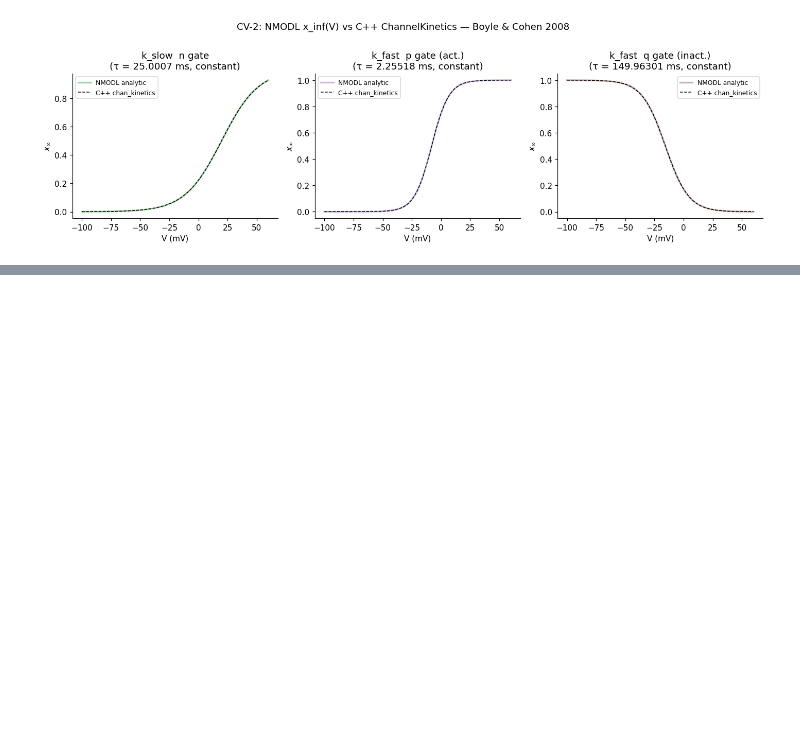
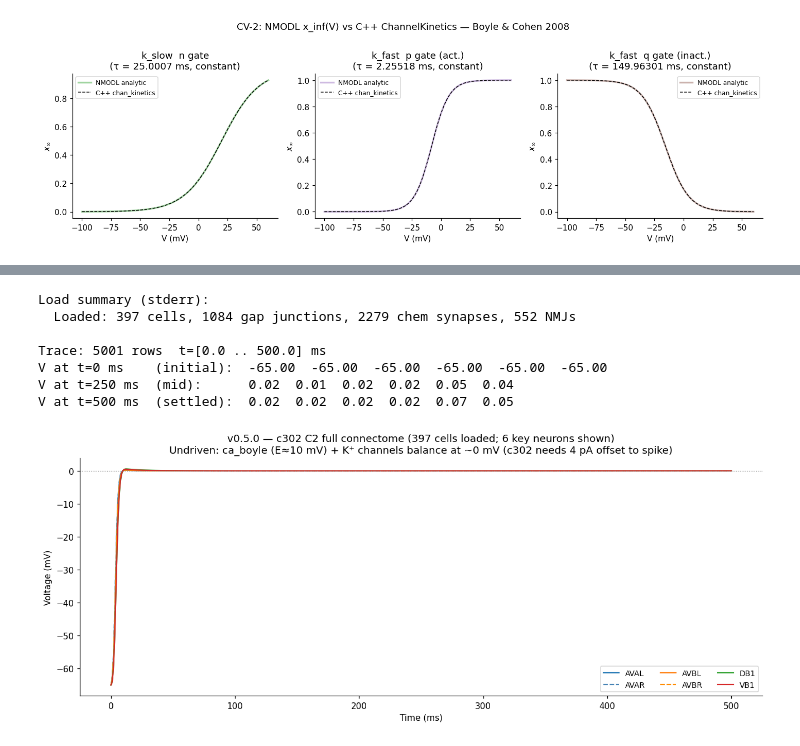
Before and after one commit to VahidGh/wormsim2, a Jupyter notebook: notebooks/project_tour.ipynb, the cells around one changed output, grey strips where cells are left out. Cells and saved outputs as stored; diff of their text form; code cells hidden in the pictures; blank space fills up the shorter version.

```diff
--- a/notebooks/project_tour.ipynb
+++ b/notebooks/project_tour.ipynb
@@ -913,0 +976,60 @@ Gate kinetics: NMODL analytic vs C++ chan_kinetics output
+# %%
+# v0.5.0: Run connectome_trace for 500 ms on 6 key neurons, plot voltage traces
+# Key interneurons: AVAL/AVAR (backward command, AVB circuit), AVBL/AVBR (forward command)
+# Key motoneurons:  DB1 (dorsal B-type, forward), VB1 (ventral B-type, forward)
+# Undriven c302 C2: ca_boyle (E~10 mV) + K⁺ channels (E~-60..-80 mV) balance at ~0 mV.
+# c302 reference adds 4 pA offset to drive spiking; that offset is not applied here.
+
+NEURONS_050 = 'AVAL[0],AVAR[0],AVBL[0],AVBR[0],DB1[0],VB1[0]'
+trace_cmd = f'./build/src/cpp/tools/connectome_trace data/c302/c302_C2_Full.net.nml 500 0.1 "{NEURONS_050}"'
+raw_050, stats_050, rc_050 = run_in_docker(trace_cmd)
+assert rc_050 == 0, f'connectome_trace failed:\n{raw_050}\n{stats_050}'
+
+print('Load summary (stderr):')
+print(' ', stats_050)
+
+import io as _io
+data_050 = np.genfromtxt(_io.StringIO(raw_050), delimiter=',', names=True)
+t_050 = data_050['t']
+neuron_labels = [n.replace('[0]', '') for n in NEURONS_050.split(',')]
+col_names = data_050.dtype.names[1:]  # skip 't'
+
+print(f'\nTrace: {len(t_050)} rows  t=[{t_050[0]:.1f} .. {t_050[-1]:.1f}] ms')
+print(f'V at t=0 ms    (initial):  ' + '  '.join(f'{data_050[c][0]:.2f}' for c in col_names))
+print(f'V at t=250 ms  (mid):      ' + '  '.join(f'{data_050[c][len(t_050)//2]:.2f}' for c in col_names))
+print(f'V at t=500 ms  (settled):  ' + '  '.join(f'{data_050[c][-1]:.2f}' for c in col_names))
+
+# --------------------------------------------------------------------------
+# Plot
+# --------------------------------------------------------------------------
+colors_050 = {
+    'AVAL': 'tab:blue',   'AVAR': 'steelblue',
+    'AVBL': 'tab:orange', 'AVBR': 'darkorange',
+    'DB1':  'tab:green',  'VB1':  'tab:red',
+}
+ls_050 = {'AVAL': '-', 'AVAR': '--', 'AVBL': '-', 'AVBR': '--', 'DB1': '-', 'VB1': '-'}
+
+fig, ax = plt.subplots(figsize=(12, 5))
+for col, label in zip(col_names, neuron_labels):
+    ax.plot(t_050, data_050[col],
+            color=colors_050.get(label, 'gray'),
+            ls=ls_050.get(label, '-'),
+            lw=1.4, label=label)
+
+ax.set_xlabel('Time (ms)')
+ax.set_ylabel('Voltage (mV)')
+ax.set_title('v0.5.0 — c302 C2 full connectome (397 cells loaded; 6 key neurons shown)\n'
+             'Undriven: ca_boyle (E≈10 mV) + K⁺ channels balance at ~0 mV '
+             '(c302 needs 4 pA offset to spike)')
+ax.legend(fontsize=9, ncol=3, loc='lower right')
+ax.axhline(0, color='gray', ls=':', lw=0.8)
+plt.tight_layout()
+# %% [output]
+Load summary (stderr):
+  Loaded: 397 cells, 1084 gap junctions, 2279 chem synapses, 552 NMJs
+
+Trace: 5001 rows  t=[0.0 .. 500.0] ms
+V at t=0 ms    (initial):  -65.00  -65.00  -65.00  -65.00  -65.00  -65.00
+V at t=250 ms  (mid):      0.02  0.01  0.02  0.02  0.05  0.04
+V at t=500 ms  (settled):  0.02  0.02  0.02  0.02  0.07  0.05
+[figure, added]
```
Also changed, not shown: parts of 12 cells of this notebook, 12 other files.
